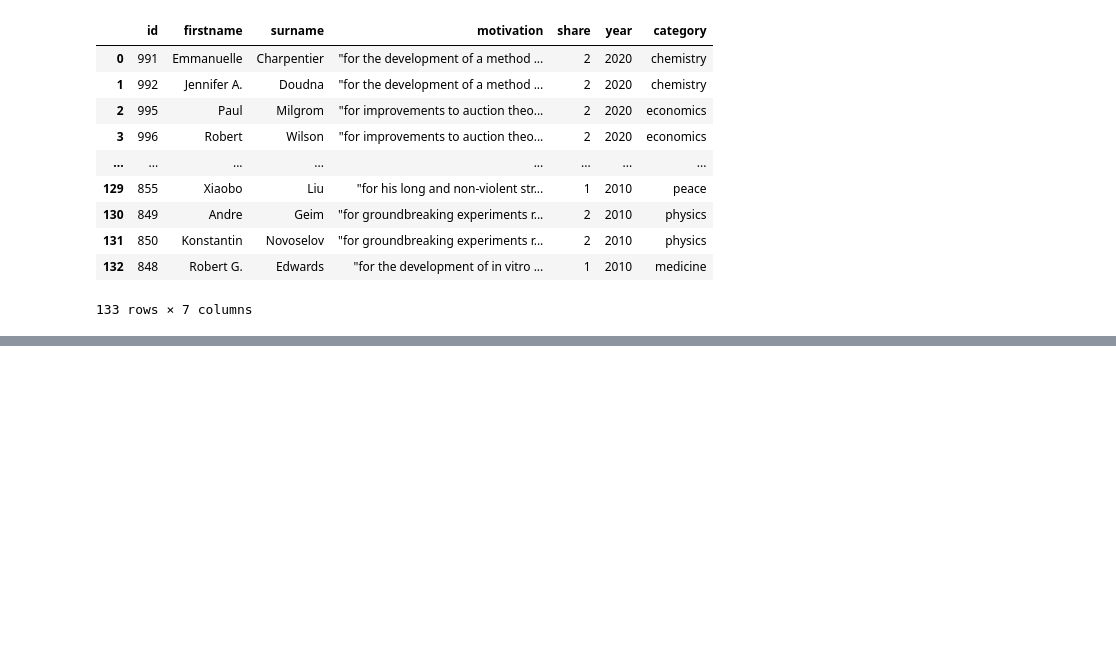
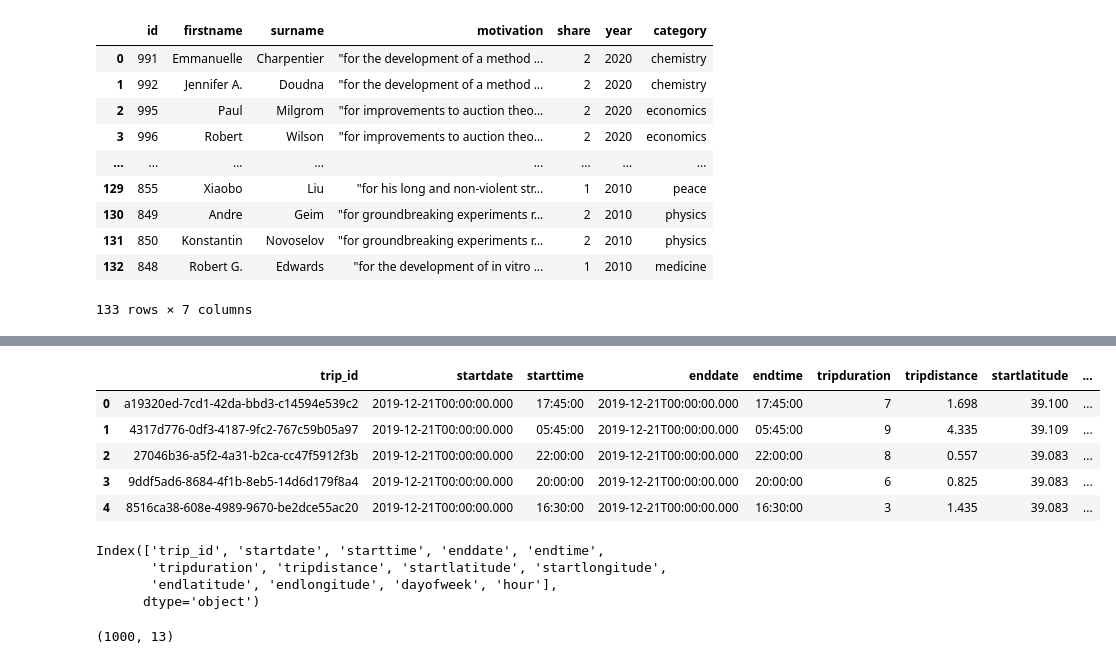
Before and after one commit to maxwellgriffith345/Python_Projects, a Jupyter notebook: Pandas_Exploration/Exploration2.ipynb, the cells around one changed output, grey strips where cells are left out. Saved outputs shown, nothing was run; the diff lists cells and outputs as text; code cells hidden in the pictures; blank space fills up the shorter version.

Commit message:
pulling data from web and api

```diff
--- a/Pandas_Exploration/Exploration2.ipynb
+++ b/Pandas_Exploration/Exploration2.ipynb
@@ -332,0 +412,24 @@ prize2010
+# %%
+query = "https://data.kcmo.org/resource/dy5n-ewk5.json?$limit"
+# %%
+scooter_raw = pd.read_json(query)
+# %%
+scooter_raw.head()
+# %% [output]
+|  | trip_id | startdate | starttime | enddate | endtime | tripduration | tripdistance | startlatitude | ... |
+| 0 | a19320ed-7cd1-42da-bbd3-c14594e539c2 | 2019-12-21T00:00:00.000 | 17:45:00 | 2019-12-21T00:00:00.000 | 17:45:00 | 7 | 1.698 | 39.100 | ... |
+| 1 | 4317d776-0df3-4187-9fc2-767c59b05a97 | 2019-12-21T00:00:00.000 | 05:45:00 | 2019-12-21T00:00:00.000 | 05:45:00 | 9 | 4.335 | 39.109 | ... |
+| 2 | 27046b36-a5f2-4a31-b2ca-cc47f5912f3b | 2019-12-21T00:00:00.000 | 22:00:00 | 2019-12-21T00:00:00.000 | 22:00:00 | 8 | 0.557 | 39.083 | ... |
+| 3 | 9ddf5ad6-8684-4f1b-8eb5-14d6d179f8a4 | 2019-12-21T00:00:00.000 | 20:00:00 | 2019-12-21T00:00:00.000 | 20:00:00 | 6 | 0.825 | 39.083 | ... |
+| 4 | 8516ca38-608e-4989-9670-be2dce55ac20 | 2019-12-21T00:00:00.000 | 16:30:00 | 2019-12-21T00:00:00.000 | 16:30:00 | 3 | 1.435 | 39.083 | ... |
+# %%
+scooter_raw.columns #should have 15 rows with last to type 'point'
+# %% [output]
+Index(['trip_id', 'startdate', 'starttime', 'enddate', 'endtime',
+       'tripduration', 'tripdistance', 'startlatitude', 'startlongitude',
+       'endlatitude', 'endlongitude', 'dayofweek', 'hour'],
+      dtype='object')
+# %%
+scooter_raw.shape
+# %% [output]
+(1000, 13)
```
Also changed, not shown: parts of 9 cells of this notebook.
